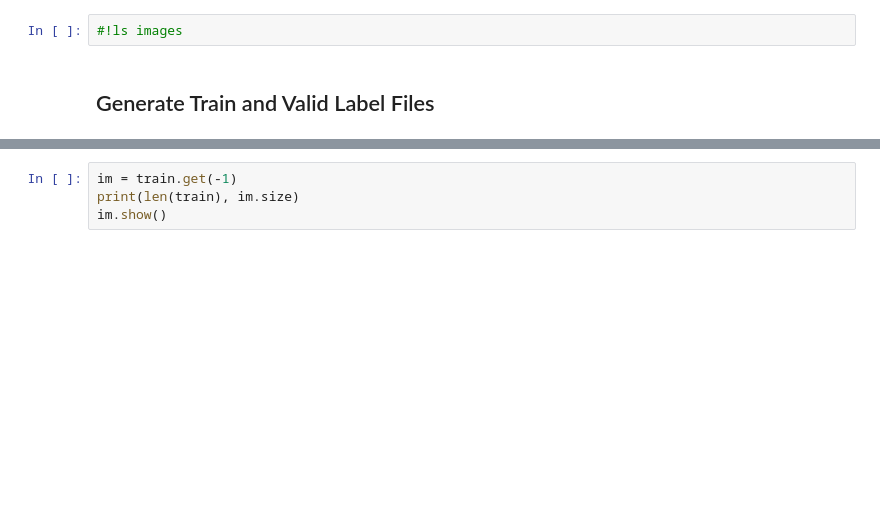
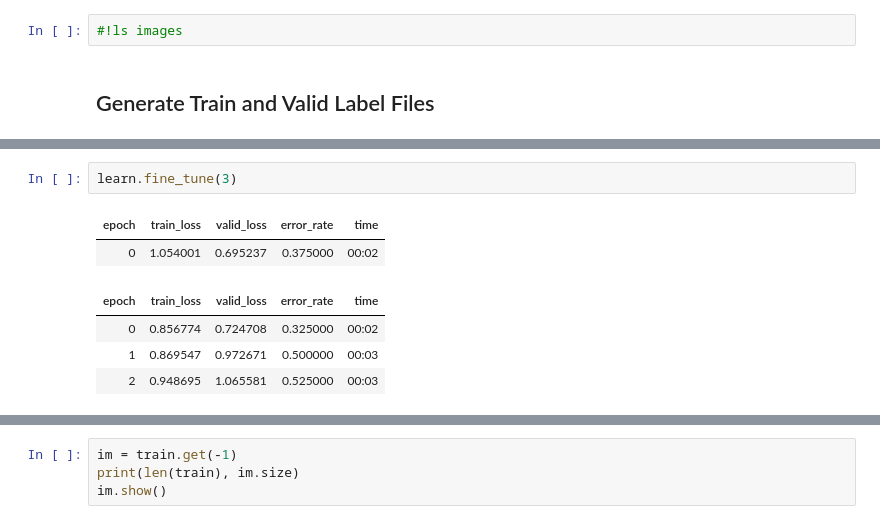
Before and after one commit to andre-coimbra-ifg/CTG_RP_PC, a Jupyter notebook: PC_CTG_Complete_Coimbra.ipynb, the cells around one changed output, grey strips where cells are left out. Cells and saved outputs as stored; diff of their text form; blank space fills up the shorter version.

```diff
--- a/PC_CTG_Complete_Coimbra.ipynb
+++ b/PC_CTG_Complete_Coimbra.ipynb
@@ -263,0 +270,9 @@ Test: None
+# %%
+learn.fine_tune(3)
+# %% [output]
+| epoch | train_loss | valid_loss | error_rate | time |
+| 0 | 1.054001 | 0.695237 | 0.375000 | 00:02 |
+| epoch | train_loss | valid_loss | error_rate | time |
+| 0 | 0.856774 | 0.724708 | 0.325000 | 00:02 |
+| 1 | 0.869547 | 0.972671 | 0.500000 | 00:03 |
+| 2 | 0.948695 | 1.065581 | 0.525000 | 00:03 |
```
Also changed, not shown: parts of 45 cells of this notebook.
